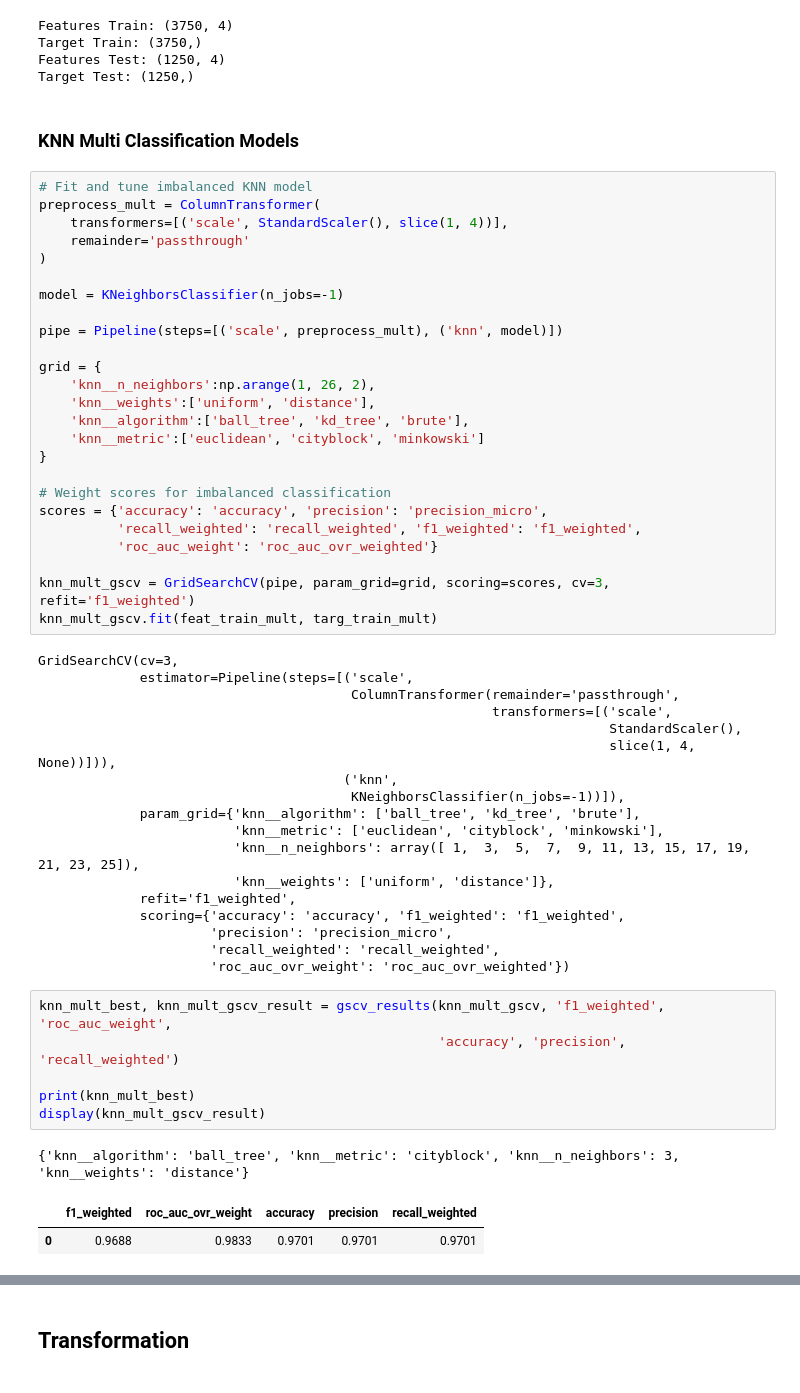
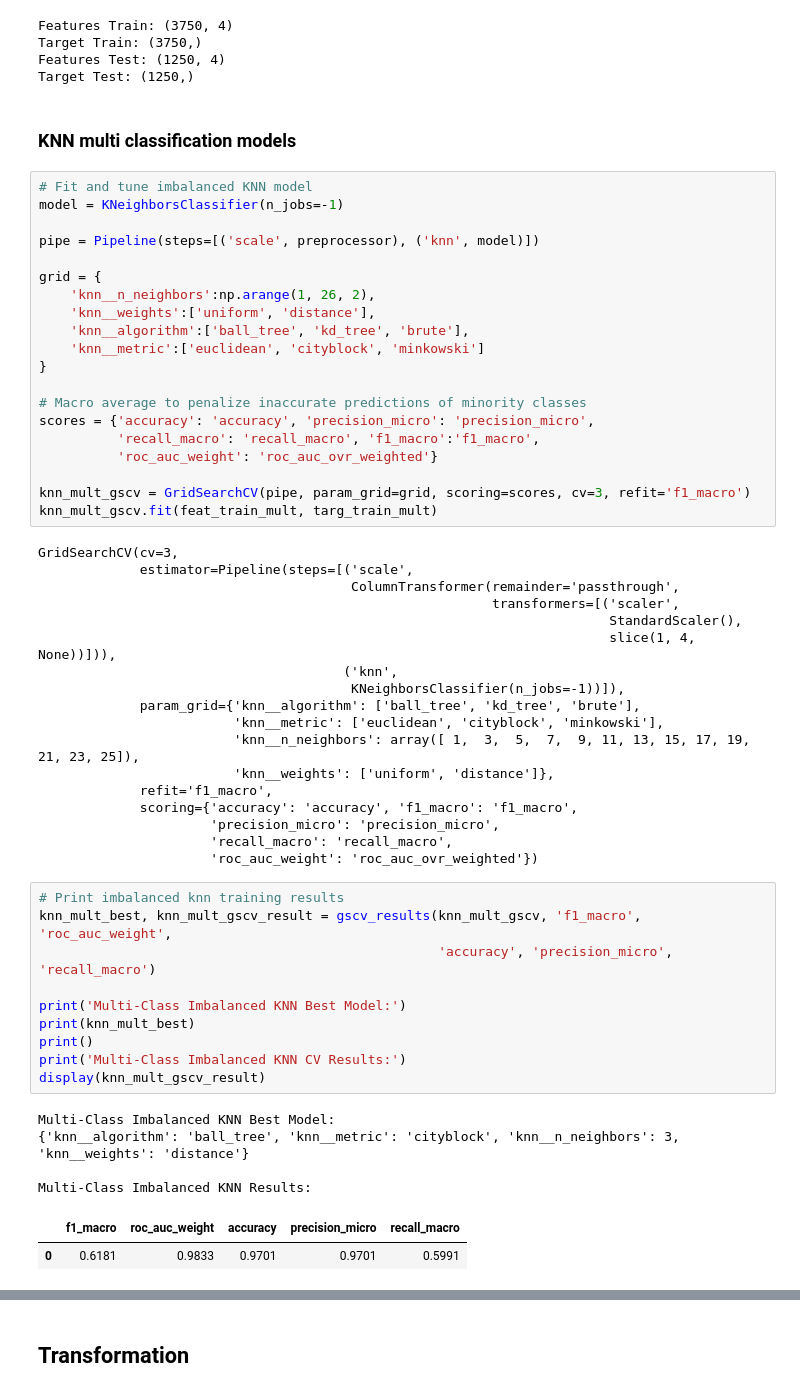
Before and after one commit to kellyshreeve/insurance, a Jupyter notebook: insurance_analysis.ipynb, the cells around one changed output, grey strips where cells are left out. Cells and saved outputs as stored; diff of their text form.

Commit message:
multi-class classification

```diff
--- a/insurance_analysis.ipynb
+++ b/insurance_analysis.ipynb
@@ -873,18 +875,13 @@ Features Train: (3750, 4)
 Target Train: (3750,)
 Features Test: (1250, 4)
 Target Test: (1250,)
-# %% [markdown]
-### KNN Multi Classification Models
+# %% [markdown]
+### KNN multi classification models
 # %%
 # Fit and tune imbalanced KNN model
-preprocess_mult = ColumnTransformer(
-    transformers=[('scale', StandardScaler(), slice(1, 4))],
-    remainder='passthrough'
-)
-
 model = KNeighborsClassifier(n_jobs=-1)
 
-pipe = Pipeline(steps=[('scale', preprocess_mult), ('knn', model)])
+pipe = Pipeline(steps=[('scale', preprocessor), ('knn', model)])
 
 grid = {
     'knn__n_neighbors':np.arange(1, 26, 2),
@@ -893,18 +890,18 @@ grid = {
     'knn__metric':['euclidean', 'cityblock', 'minkowski']
 }
 
-# Weight scores for imbalanced classification
-scores = {'accuracy': 'accuracy', 'precision': 'precision_micro',
-          'recall_weighted': 'recall_weighted', 'f1_weighted': 'f1_weighted',
+# Macro average to penalize inaccurate predictions of minority classes
+scores = {'accuracy': 'accuracy', 'precision_micro': 'precision_micro',
+          'recall_macro': 'recall_macro', 'f1_macro':'f1_macro',
           'roc_auc_weight': 'roc_auc_ovr_weighted'}
 
-knn_mult_gscv = GridSearchCV(pipe, param_grid=grid, scoring=scores, cv=3, refit='f1_weighted')
+knn_mult_gscv = GridSearchCV(pipe, param_grid=grid, scoring=scores, cv=3, refit='f1_macro')
 knn_mult_gscv.fit(feat_train_mult, targ_train_mult)
 # %% [output]
 GridSearchCV(cv=3,
              estimator=Pipeline(steps=[('scale',
                                         ColumnTransformer(remainder='passthrough',
-                                                          transformers=[('scale',
+                                                          transformers=[('scaler',
                                                                          StandardScaler(),
                                                                          slice(1, 4, None))])),
                                        ('knn',
@@ -913,18 +910,25 @@ GridSearchCV(cv=3,
                          'knn__metric': ['euclidean', 'cityblock', 'minkowski'],
                          'knn__n_neighbors': array([ 1,  3,  5,  7,  9, 11, 13, 15, 17, 19, 21, 23, 25]),
                          'knn__weights': ['uniform', 'distance']},
-             refit='f1_weighted',
-             scoring={'accuracy': 'accuracy', 'f1_weighted': 'f1_weighted',
-                      'precision': 'precision_micro',
-                      'recall_weighted': 'recall_weighted',
-                      'roc_auc_ovr_weight': 'roc_auc_ovr_weighted'})
+             refit='f1_macro',
+             scoring={'accuracy': 'accuracy', 'f1_macro': 'f1_macro',
+                      'precision_micro': 'precision_micro',
+                      'recall_macro': 'recall_macro',
+                      'roc_auc_weight': 'roc_auc_ovr_weighted'})
-# %%
-knn_mult_best, knn_mult_gscv_result = gscv_results(knn_mult_gscv, 'f1_weighted', 'roc_auc_weight',
-                                                   'accuracy', 'precision', 'recall_weighted')
-
-print(knn_mult_best)
-display(knn_mult_gscv_result)
-# %% [output]
-{'knn__algorithm': 'ball_tree', 'knn__metric': 'cityblock', 'knn__n_neighbors': 3, 'knn__weights': 'distance'}
-|  | f1_weighted | roc_auc_ovr_weight | accuracy | precision | recall_weighted |
-| 0 | 0.9688 | 0.9833 | 0.9701 | 0.9701 | 0.9701 |
+# %%
+# Print imbalanced knn training results
+knn_mult_best, knn_mult_gscv_result = gscv_results(knn_mult_gscv, 'f1_macro', 'roc_auc_weight',
+                                                   'accuracy', 'precision_micro', 'recall_macro')
+
+print('Multi-Class Imbalanced KNN Best Model:')
+print(knn_mult_best)
+print()
+print('Multi-Class Imbalanced KNN CV Results:')
+display(knn_mult_gscv_result)
+# %% [output]
+Multi-Class Imbalanced KNN Best Model:
+{'knn__algorithm': 'ball_tree', 'knn__metric': 'cityblock', 'knn__n_neighbors': 3, 'knn__weights': 'distance'}
+
+Multi-Class Imbalanced KNN Results:
+|  | f1_macro | roc_auc_weight | accuracy | precision_micro | recall_macro |
+| 0 | 0.6181 | 0.9833 | 0.9701 | 0.9701 | 0.5991 |
```
Also changed, not shown: parts of 28 cells of this notebook.
